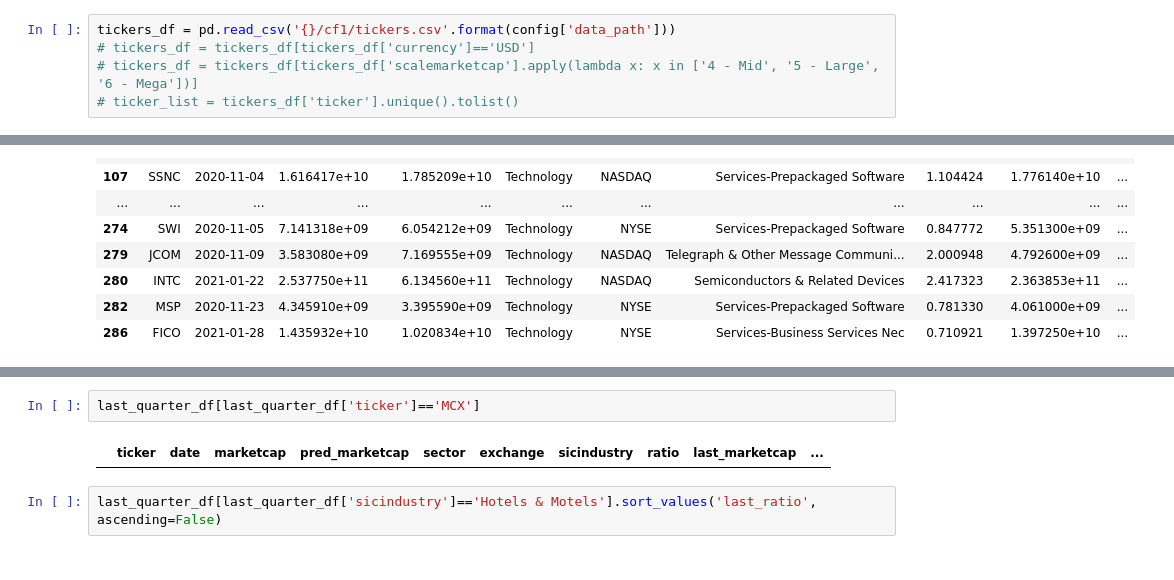
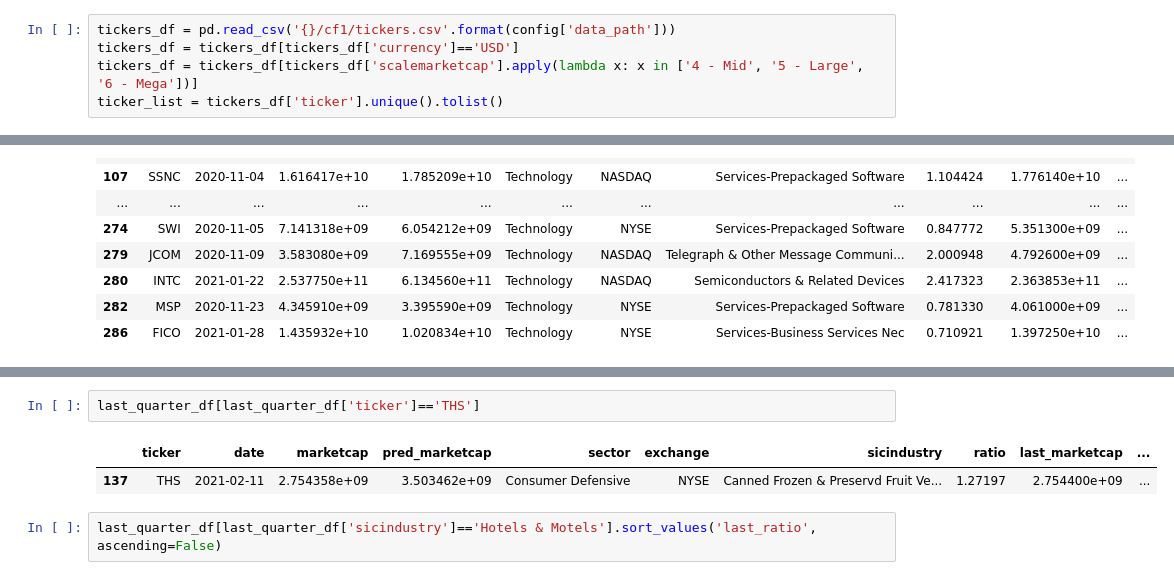
Before and after one commit to fartuk/ml_investment, a Jupyter notebook: my_portfolio.ipynb, the cells around one changed output, grey strips where cells are left out. Drawn from its saved outputs; the diff is of its cells as text.

```diff
--- a/my_portfolio.ipynb
+++ b/my_portfolio.ipynb
@@ -45,9 +49,9 @@ url = form_quandl_url('datatables/SHARADAR/DAILY?ticker={ticker}', config)
 multi_ticker_download(url, my_tickers[:], '{}/cf1/daily'.format(config['data_path']), skip_exists=False)
 # %%
 tickers_df = pd.read_csv('{}/cf1/tickers.csv'.format(config['data_path']))
-# tickers_df = tickers_df[tickers_df['currency']=='USD']
-# tickers_df = tickers_df[tickers_df['scalemarketcap'].apply(lambda x: x in ['4 - Mid', '5 - Large', '6 - Mega'])]
-# ticker_list = tickers_df['ticker'].unique().tolist()
+tickers_df = tickers_df[tickers_df['currency']=='USD']
+tickers_df = tickers_df[tickers_df['scalemarketcap'].apply(lambda x: x in ['4 - Mid', '5 - Large', '6 - Mega'])]
+ticker_list = tickers_df['ticker'].unique().tolist()
 # %%
 tickers_df[tickers_df['ticker'] == 'OZON']
 # %% [output]
@@ -178,7 +162,8 @@ plt.show()
 # %%
-last_quarter_df[last_quarter_df['ticker']=='MCX']
+last_quarter_df[last_quarter_df['ticker']=='THS']
 # %% [output]
 |  | ticker | date | marketcap | pred_marketcap | sector | exchange | sicindustry | ratio | last_marketcap | ... |
+| 137 | THS | 2021-02-11 | 2.754358e+09 | 3.503462e+09 | Consumer Defensive | NYSE | Canned Frozen & Preservd Fruit Ve... | 1.27197 | 2.754400e+09 | ... |
 # %%
 last_quarter_df[last_quarter_df['sicindustry']=='Hotels & Motels'].sort_values('last_ratio', ascending=False)
 # %% [output]
```
Also changed, not shown: parts of 4 cells of this notebook, 5 other files.
